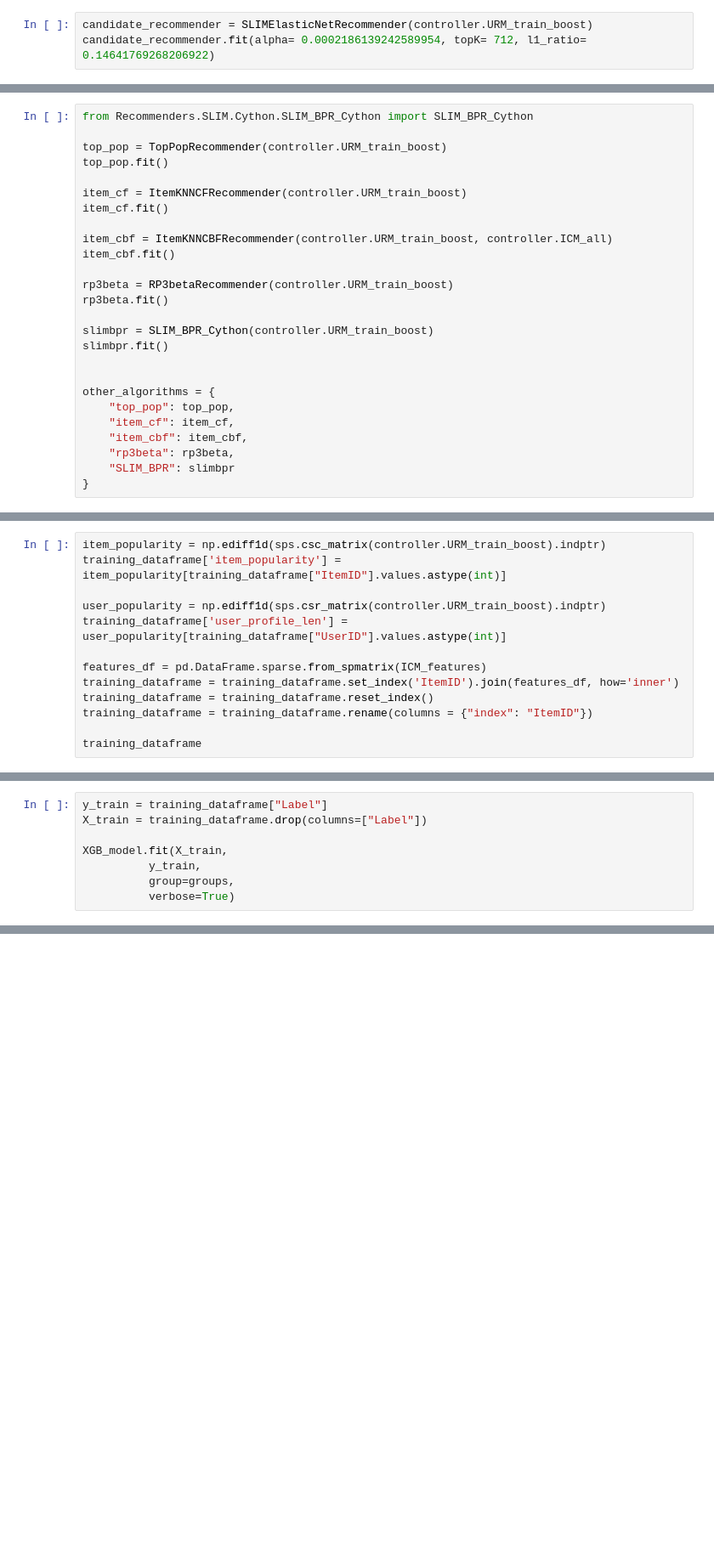
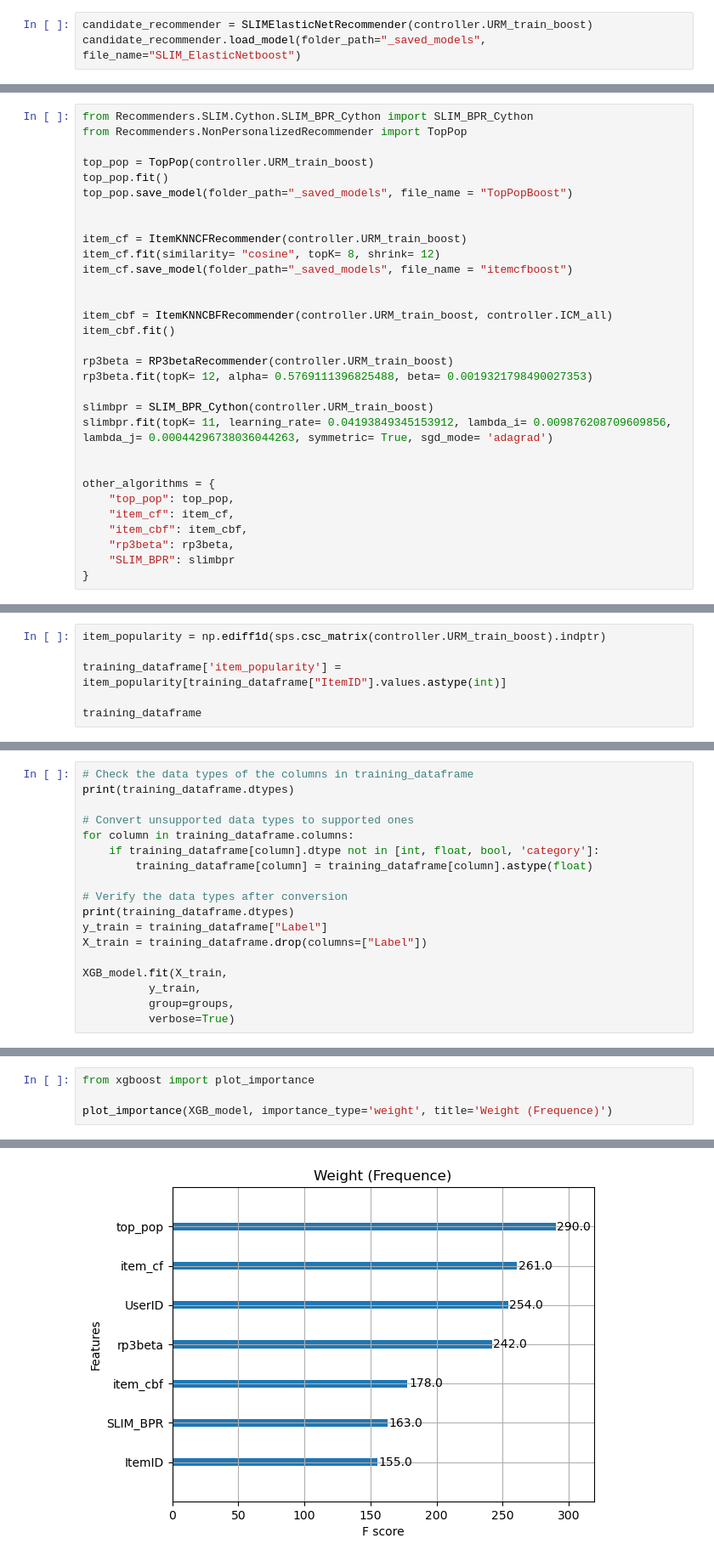
Before and after one commit to lippa66002/RecSysProject, a Jupyter notebook: Boost.ipynb, the cells around one changed output, grey strips where cells are left out. Shown at 85% size. Cells and saved outputs as stored; diff of their text form; blank space fills up the shorter version.

Commit message:
xgboostupdated

```diff
--- a/Boost.ipynb
+++ b/Boost.ipynb
@@ -31,3 +35,3 @@ controller = ModelController(URM_all, ICM_all)
 # %%
 candidate_recommender = SLIMElasticNetRecommender(controller.URM_train_boost)
-candidate_recommender.fit(alpha= 0.0002186139242589954, topK= 712, l1_ratio= 0.14641769268206922)
+candidate_recommender.load_model(folder_path="_saved_models", file_name="SLIM_ElasticNetboost")
@@ -63,20 +142,25 @@ training_dataframe
 # %%
 from Recommenders.SLIM.Cython.SLIM_BPR_Cython import SLIM_BPR_Cython
+from Recommenders.NonPersonalizedRecommender import TopPop
 
-top_pop = TopPopRecommender(controller.URM_train_boost)
+top_pop = TopPop(controller.URM_train_boost)
 top_pop.fit()
+top_pop.save_model(folder_path="_saved_models", file_name = "TopPopBoost")
+
 
 item_cf = ItemKNNCFRecommender(controller.URM_train_boost)
-item_cf.fit()
+item_cf.fit(similarity= "cosine", topK= 8, shrink= 12)
+item_cf.save_model(folder_path="_saved_models", file_name = "itemcfboost")
+
 
 item_cbf = ItemKNNCBFRecommender(controller.URM_train_boost, controller.ICM_all)
 item_cbf.fit()
 
 rp3beta = RP3betaRecommender(controller.URM_train_boost)
-rp3beta.fit()
+rp3beta.fit(topK= 12, alpha= 0.5769111396825488, beta= 0.0019321798490027353)
 
 slimbpr = SLIM_BPR_Cython(controller.URM_train_boost)
-slimbpr.fit()
+slimbpr.fit(topK= 11, learning_rate= 0.04193849345153912, lambda_i= 0.009876208709609856, lambda_j= 0.00044296738036044263, symmetric= True, sgd_mode= 'adagrad')
 
 
 other_algorithms = {
@@ -107,13 +226,6 @@ ICM_features
 # %%
 item_popularity = np.ediff1d(sps.csc_matrix(controller.URM_train_boost).indptr)
+
 training_dataframe['item_popularity'] = item_popularity[training_dataframe["ItemID"].values.astype(int)]
 
-user_popularity = np.ediff1d(sps.csr_matrix(controller.URM_train_boost).indptr)
-training_dataframe['user_profile_len'] = user_popularity[training_dataframe["UserID"].values.astype(int)]
-
-features_df = pd.DataFrame.sparse.from_spmatrix(ICM_features)
-training_dataframe = training_dataframe.set_index('ItemID').join(features_df, how='inner')
-training_dataframe = training_dataframe.reset_index()
-training_dataframe = training_dataframe.rename(columns = {"index": "ItemID"})
-
 training_dataframe
@@ -152,4 +304,14 @@ XGB_model = XGBRanker(objective='rank:{}'.format(objective),
 # %%
+# Check the data types of the columns in training_dataframe
+print(training_dataframe.dtypes)
+
+# Convert unsupported data types to supported ones
+for column in training_dataframe.columns:
+    if training_dataframe[column].dtype not in [int, float, bool, 'category']:
+        training_dataframe[column] = training_dataframe[column].astype(float)
+
+# Verify the data types after conversion
+print(training_dataframe.dtypes)
 y_train = training_dataframe["Label"]
 X_train = training_dataframe.drop(columns=["Label"])
 
@@ -159,0 +367,5 @@ XGB_model.fit(X_train,
+# %%
+from xgboost import plot_importance
+
+plot_importance(XGB_model, importance_type='weight', title='Weight (Frequence)')
+# %% [output]
@@ -159,0 +373 @@ XGB_model.fit(X_train,
+[figure, added]
```
Also changed, not shown: parts of 23 cells of this notebook.
